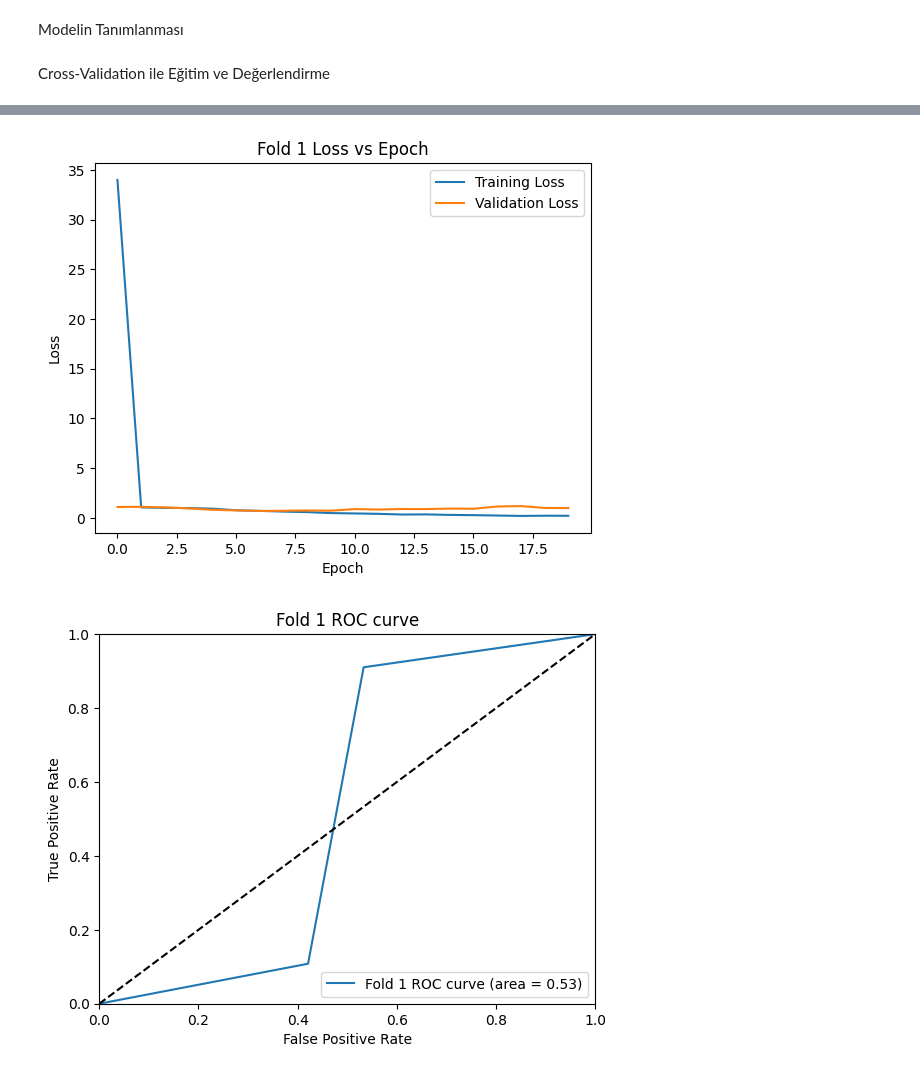
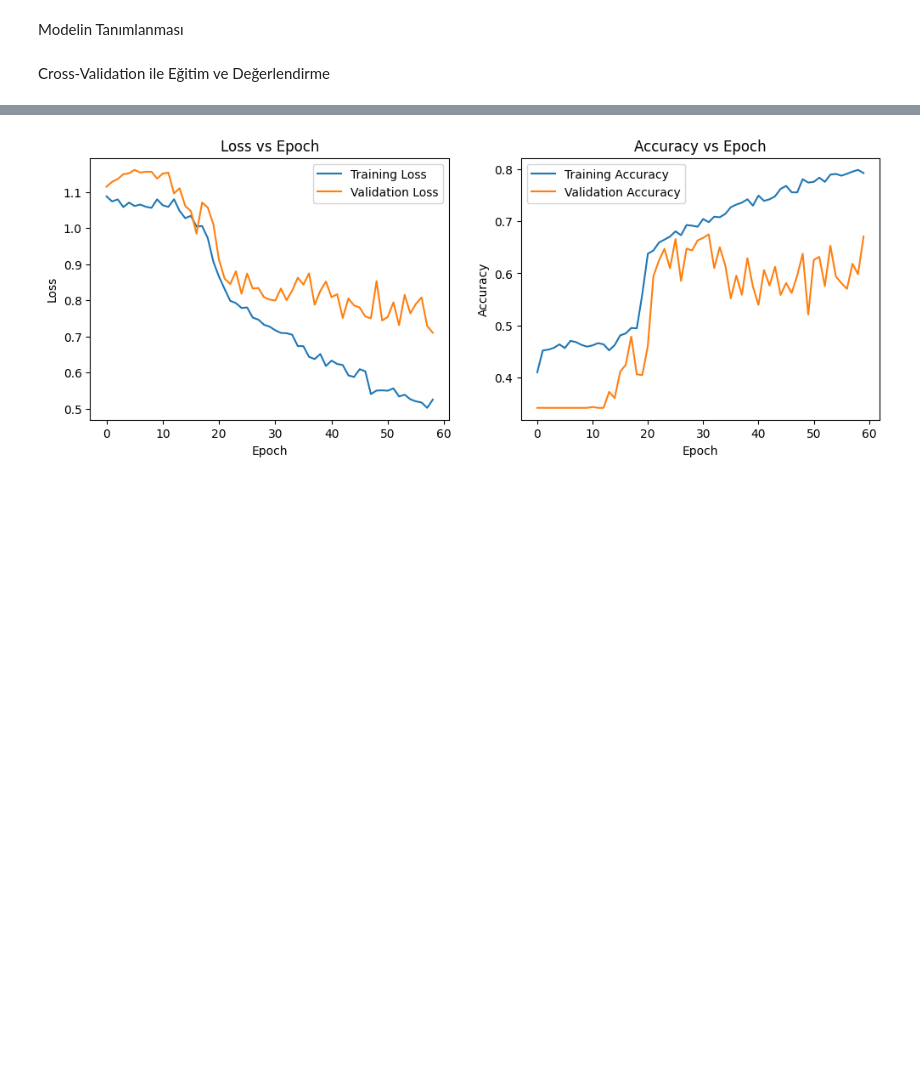
Before and after one commit to ArtunKARA/MusicEmotionRecognition, a Jupyter notebook: CNN_20.ipynb, the cells around one changed output, grey strips where cells are left out. Saved outputs shown, nothing was run; the diff lists cells and outputs as text; code cells hidden in the pictures; blank space fills up the shorter version.

```diff
--- a/CNN_20.ipynb
+++ b/CNN_20.ipynb
@@ -71,17 +69,21 @@ Mounted at /content/drive
 # CNN-20 modelinin oluşturulması
 def create_cnn_model(input_shape):
     model = Sequential()
-    model.add(Conv2D(filters=32, kernel_size=3, padding='valid', activation='relu', input_shape=(128, 87, 1)))
+    model.add(Conv2D(128, (3, 3), activation='relu', input_shape=input_shape))
+    model.add(MaxPooling2D((2, 2)))
+    model.add(Dropout(0.5))
 
-    model.add(MaxPooling2D(pool_size=2))
+    model.add(Conv2D(64, (3, 3), activation='relu'))
+    model.add(MaxPooling2D((2, 2)))
+    model.add(Dropout(0.8))
 
-    model.add(Dropout(rate = 0.8))
+    model.add(Conv2D(64, (3, 3), activation='relu'))
+    model.add(MaxPooling2D((2, 2)))
+    model.add(Dropout(0.8))
 
     model.add(Flatten())
-
-    model.add(Dense(50, activation='relu'))
-
-    model.add(Dropout(rate = 0.8))
+    model.add(Dense(128, activation='relu'))
+    model.add(Dropout(0.5))
     model.add(Dense(len(np.unique(y)), activation='softmax'))
 
     model.compile(optimizer='adam', loss='sparse_categorical_crossentropy', metrics=['accuracy'])
@@ -94,7 +96,7 @@ X_padded = X_padded[..., np.newaxis]  # (num_samples, height, width, channels)
 input_shape = X_padded[0].shape
 
 # Cross-validation ve model eğitimi
-kf = KFold(n_splits=4, shuffle=True, random_state=42)
+kf = KFold(n_splits=2, shuffle=True, random_state=42)
 fold = 1
 evaluation_metrics = []
 
@@ -104,7 +106,7 @@ for train_index, test_index in kf.split(X_padded):
 
     model = create_cnn_model(input_shape)
 
-    history = model.fit(X_train_fold, y_train_fold, epochs=20, validation_data=(X_test_fold, y_test_fold), verbose=2)
+    history = model.fit(X_train_fold, y_train_fold, epochs=60, validation_data=(X_test_fold, y_test_fold), verbose=2)
 
     y_pred = model.predict(X_test_fold)
     y_pred_classes = np.argmax(y_pred, axis=1)
@@ -120,28 +122,6 @@ for train_index, test_index in kf.split(X_padded):
 
     evaluation_metrics.append([acc, f1, recall, precision, mcc, roc_auc])
 
-    # Loss vs Epoch grafiği
-    plt.figure()
-    plt.plot(history.history['loss'], label='Training Loss')
-    plt.plot(history.history['val_loss'], label='Validation Loss')
-    plt.title(f'Fold {fold} Loss vs Epoch')
-    plt.xlabel('Epoch')
-    plt.ylabel('Loss')
-    plt.legend()
-    plt.show()
-
-    # ROC curve grafiği
-    plt.figure()
-    plt.plot(fpr, tpr, label=f'Fold {fold} ROC curve (area = {roc_auc:.2f})')
-    plt.plot([0, 1], [0, 1], 'k--')
-    plt.xlim([0.0, 1.0])
-    plt.ylim([0.0, 1.0])
-    plt.title(f'Fold {fold} ROC curve')
-    plt.xlabel('False Positive Rate')
-    plt.ylabel('True Positive Rate')
-    plt.legend(loc="lower right")
-    plt.show()
-
     fold += 1
 
 # Ortalama metriklerin raporlanması
@@ -153,4 +133,37 @@ metrics_names = ['Accuracy', 'F-measure', 'Recall', 'Precision', 'MCC', 'AUC']
 print("Mean Evaluation Metrics:")
 for name, mean, std in zip(metrics_names, mean_metrics, std_metrics):
     print(f"{name}: {mean:.4f} ± {std:.4f}")
+
+# Training loss and accuracy plotting
+plt.figure(figsize=(12, 4))
+plt.subplot(1, 2, 1)
+plt.plot(history.history['loss'][1:], label='Training Loss')
+plt.plot(history.history['val_loss'][1:], label='Validation Loss')
+plt.title('Loss vs Epoch')
+plt.xlabel('Epoch')
+plt.ylabel('Loss')
+plt.legend()
+
+plt.subplot(1, 2, 2)
+plt.plot(history.history['accuracy'], label='Training Accuracy')
+plt.plot(history.history['val_accuracy'], label='Validation Accuracy')
+plt.title('Accuracy vs Epoch')
+plt.xlabel('Epoch')
+plt.ylabel('Accuracy')
+plt.legend()
+plt.show()
+
+# ROC curve plotting for multiclass classification
+fpr = dict()
+tpr = dict()
+roc_auc = dict()
+for i in range(len(le.classes_)):
+    fpr[i], tpr[i], _ = roc_curve(y_test == i, y_pred[:, i])
+    roc_auc[i] = auc(fpr[i], tpr[i])
+
+# Compute micro-average ROC curve and ROC area
+roc_auc = roc_auc_score(y_test, y_pred, average='macro', multi_class='ovr')
+
+# Print the ROC AUC score
+print("ROC AUC Score (Macro):", roc_auc)
 # %% [output]
@@ -174,2 +187 @@ Epoch 20/20
-[figure, old version]
+[figure, new version]
-[figure, removed]
```
Also changed, not shown: parts of 2 cells of this notebook.
